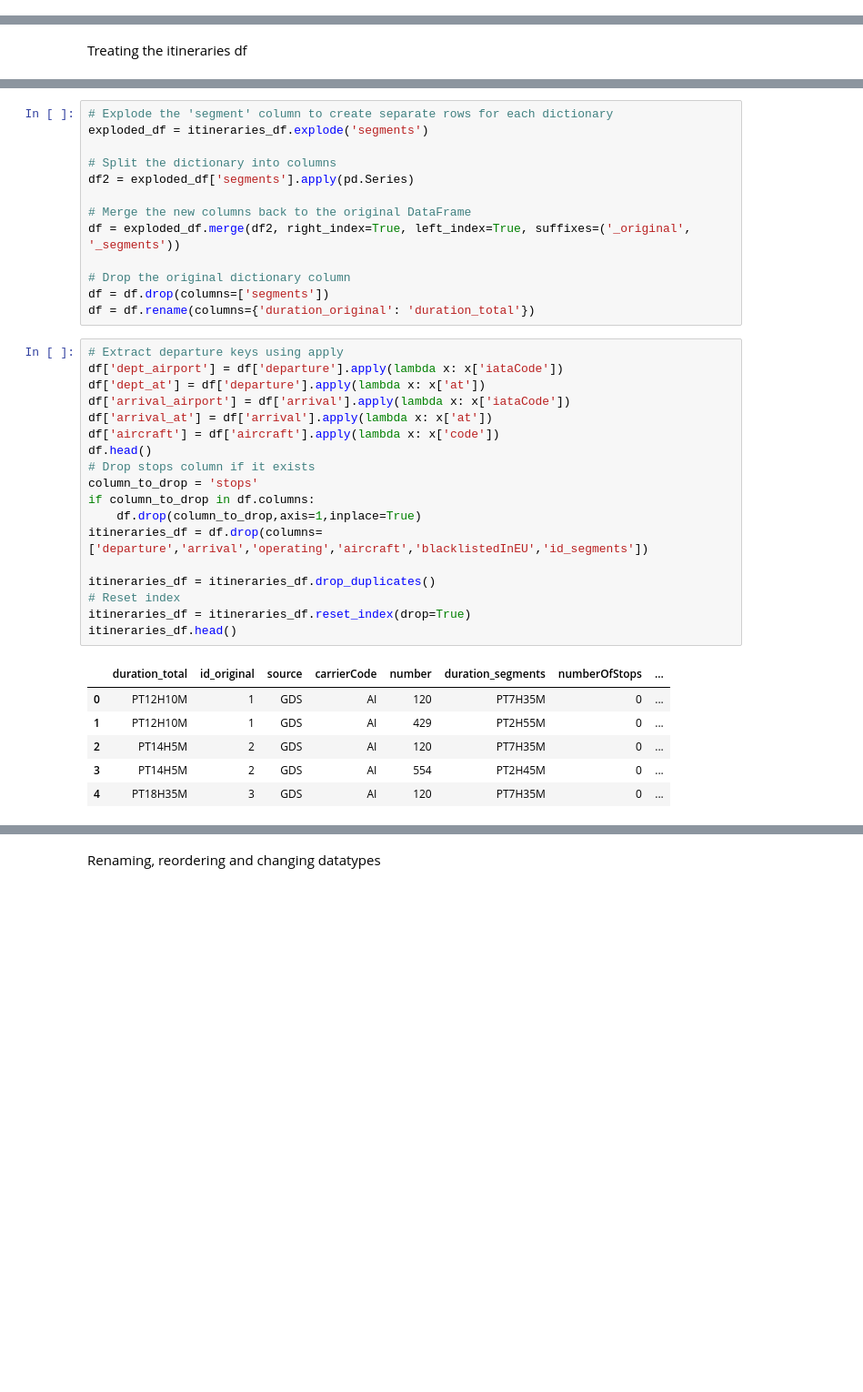
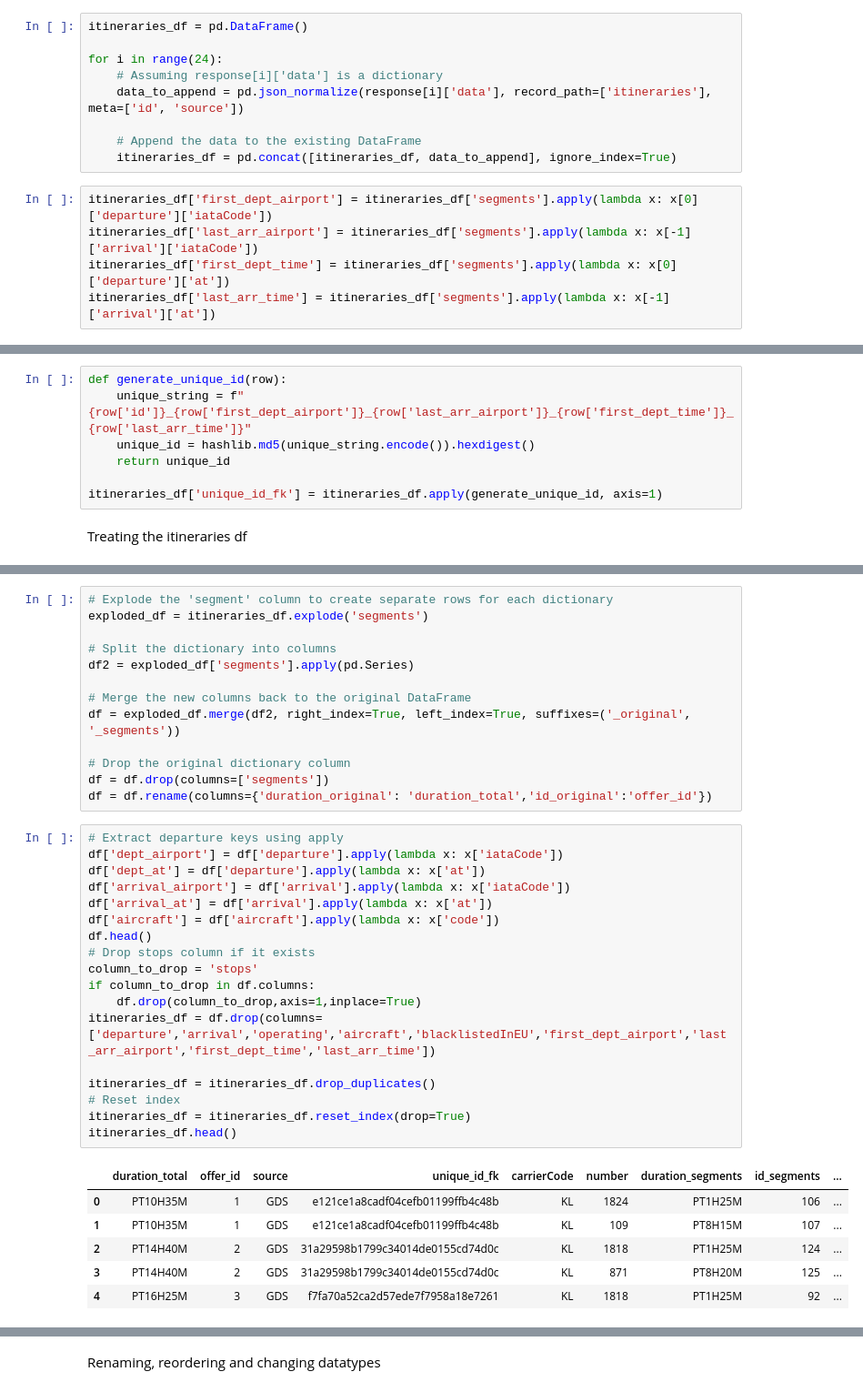
Before and after one commit to Sharvesh12/Flights-extension-MVP, a Jupyter notebook: flights_alerts.ipynb, the cells around one changed output, grey strips where cells are left out. Shown at 91% size. Saved outputs shown, nothing was run; the diff lists cells and outputs as text; blank space fills up the shorter version.

```diff
--- a/flights_alerts.ipynb
+++ b/flights_alerts.ipynb
@@ -155,0 +246,14 @@ for r in response:
+# %%
+itineraries_df = pd.DataFrame()
+
+for i in range(24):
+    # Assuming response[i]['data'] is a dictionary
+    data_to_append = pd.json_normalize(response[i]['data'], record_path=['itineraries'], meta=['id', 'source'])
+
+    # Append the data to the existing DataFrame
+    itineraries_df = pd.concat([itineraries_df, data_to_append], ignore_index=True)
+# %%
+itineraries_df['first_dept_airport'] = itineraries_df['segments'].apply(lambda x: x[0]['departure']['iataCode'])
+itineraries_df['last_arr_airport'] = itineraries_df['segments'].apply(lambda x: x[-1]['arrival']['iataCode'])
+itineraries_df['first_dept_time'] = itineraries_df['segments'].apply(lambda x: x[0]['departure']['at'])
+itineraries_df['last_arr_time'] = itineraries_df['segments'].apply(lambda x: x[-1]['arrival']['at'])
@@ -156,2 +271,9 @@ for r in response:
+# %%
+def generate_unique_id(row):
+    unique_string = f"{row['id']}_{row['first_dept_airport']}_{row['last_arr_airport']}_{row['first_dept_time']}_{row['last_arr_time']}"
+    unique_id = hashlib.md5(unique_string.encode()).hexdigest()
+    return unique_id
+
+itineraries_df['unique_id_fk'] = itineraries_df.apply(generate_unique_id, axis=1)
 # %% [markdown]
 Treating the itineraries df
@@ -167,29 +294,29 @@ df = exploded_df.merge(df2, right_index=True, left_index=True, suffixes=('_origi
 
 # Drop the original dictionary column
 df = df.drop(columns=['segments'])
-df = df.rename(columns={'duration_original': 'duration_total'})
+df = df.rename(columns={'duration_original': 'duration_total','id_original':'offer_id'})
 # %%
 # Extract departure keys using apply
 df['dept_airport'] = df['departure'].apply(lambda x: x['iataCode'])
 df['dept_at'] = df['departure'].apply(lambda x: x['at'])
 df['arrival_airport'] = df['arrival'].apply(lambda x: x['iataCode'])
 df['arrival_at'] = df['arrival'].apply(lambda x: x['at'])
 df['aircraft'] = df['aircraft'].apply(lambda x: x['code'])
 df.head()
 # Drop stops column if it exists
 column_to_drop = 'stops'
 if column_to_drop in df.columns:
     df.drop(column_to_drop,axis=1,inplace=True)
-itineraries_df = df.drop(columns=['departure','arrival','operating','aircraft','blacklistedInEU','id_segments'])
+itineraries_df = df.drop(columns=['departure','arrival','operating','aircraft','blacklistedInEU','first_dept_airport','last_arr_airport','first_dept_time','last_arr_time'])
 
 itineraries_df = itineraries_df.drop_duplicates()
 # Reset index
 itineraries_df = itineraries_df.reset_index(drop=True)
 itineraries_df.head()
 # %% [output]
-|  | duration_total | id_original | source | carrierCode | number | duration_segments | numberOfStops | ... |
-| 0 | PT12H10M | 1 | GDS | AI | 120 | PT7H35M | 0 | ... |
-| 1 | PT12H10M | 1 | GDS | AI | 429 | PT2H55M | 0 | ... |
-| 2 | PT14H5M | 2 | GDS | AI | 120 | PT7H35M | 0 | ... |
-| 3 | PT14H5M | 2 | GDS | AI | 554 | PT2H45M | 0 | ... |
-| 4 | PT18H35M | 3 | GDS | AI | 120 | PT7H35M | 0 | ... |
+|  | duration_total | offer_id | source | unique_id_fk | carrierCode | number | duration_segments | id_segments | ... |
+| 0 | PT10H35M | 1 | GDS | e121ce1a8cadf04cefb01199ffb4c48b | KL | 1824 | PT1H25M | 106 | ... |
+| 1 | PT10H35M | 1 | GDS | e121ce1a8cadf04cefb01199ffb4c48b | KL | 109 | PT8H15M | 107 | ... |
+| 2 | PT14H40M | 2 | GDS | 31a29598b1799c34014de0155cd74d0c | KL | 1818 | PT1H25M | 124 | ... |
+| 3 | PT14H40M | 2 | GDS | 31a29598b1799c34014de0155cd74d0c | KL | 871 | PT8H20M | 125 | ... |
+| 4 | PT16H25M | 3 | GDS | f7fa70a52ca2d57ede7f7958a18e7261 | KL | 1818 | PT1H25M | 92 | ... |
```
Also changed, not shown: parts of 35 cells of this notebook, 1 other file.
